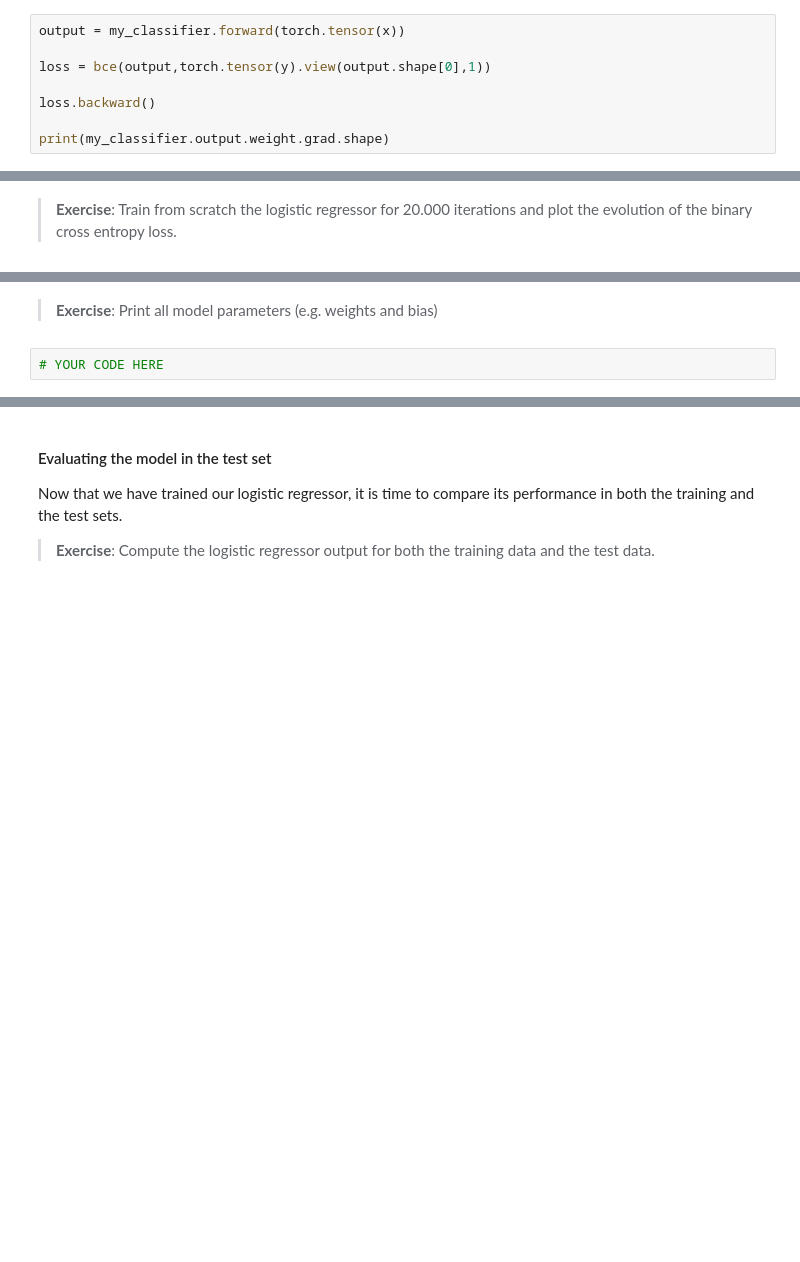
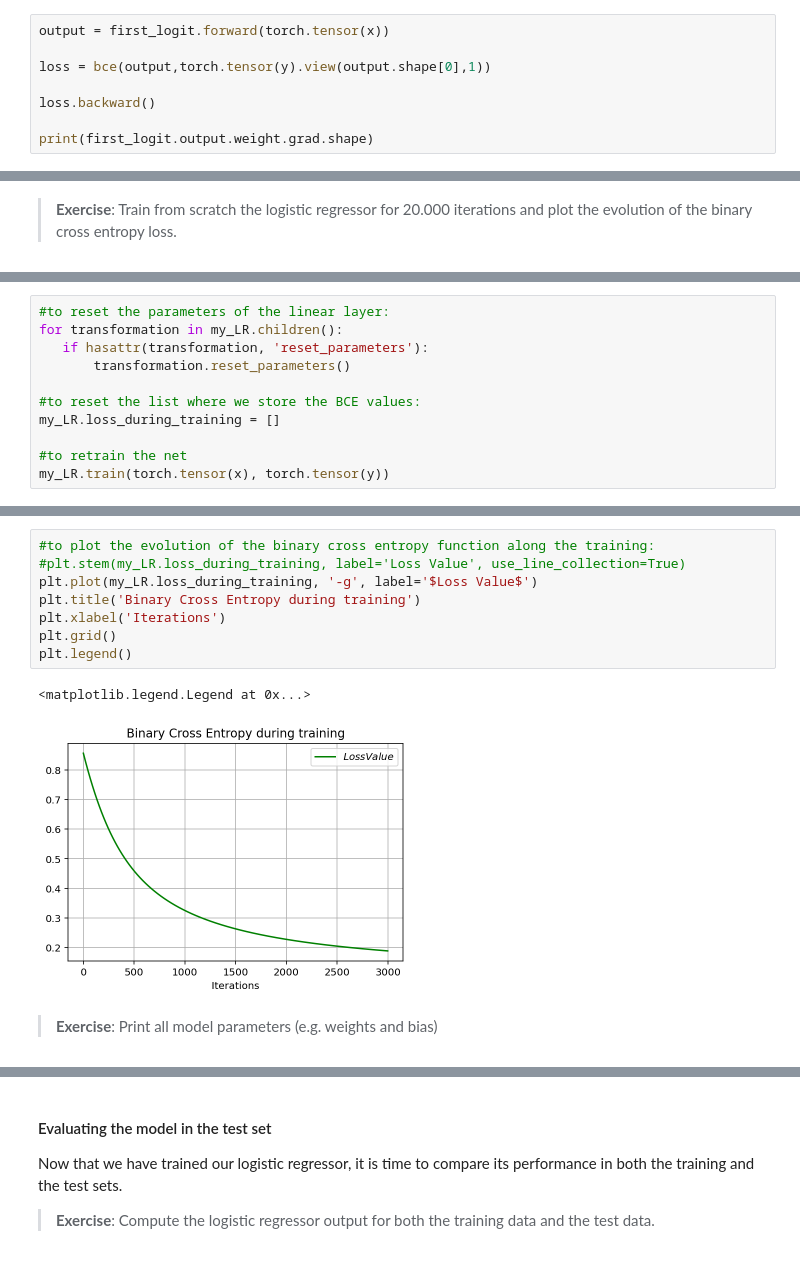
Before and after one commit to boscodeeromeu/NN, a Jupyter notebook: LogitPytorch.ipynb, the cells around one changed output, grey strips where cells are left out. Saved outputs shown, nothing was run; the diff lists cells and outputs as text; blank space fills up the shorter version.

```diff
--- a/LogitPytorch.ipynb
+++ b/LogitPytorch.ipynb
@@ -656,8 +655,8 @@ x = x[:, :-1]
 # %%
-output = my_classifier.forward(torch.tensor(x))
+output = first_logit.forward(torch.tensor(x))
 
 loss = bce(output,torch.tensor(y).view(output.shape[0],1))
 
 loss.backward()
 
-print(my_classifier.output.weight.grad.shape)
+print(first_logit.output.weight.grad.shape)
@@ -759,0 +800,11 @@ my_LR.train(torch.tensor(x), torch.tensor(y))
+# %%
+#to reset the parameters of the linear layer:
+for transformation in my_LR.children():
+   if hasattr(transformation, 'reset_parameters'):
+       transformation.reset_parameters()
+
+#to reset the list where we store the BCE values:
+my_LR.loss_during_training = []
+
+#to retrain the net
+my_LR.train(torch.tensor(x), torch.tensor(y))
@@ -760,4 +827,13 @@ my_LR.train(torch.tensor(x), torch.tensor(y))
+# %%
+#to plot the evolution of the binary cross entropy function along the training:
+#plt.stem(my_LR.loss_during_training, label='Loss Value', use_line_collection=True)
+plt.plot(my_LR.loss_during_training, '-g', label='$Loss Value$')
+plt.title('Binary Cross Entropy during training')
+plt.xlabel('Iterations')
+plt.grid()
+plt.legend()
+# %% [output]
+<matplotlib.legend.Legend at 0x...>
+[figure, added]
 # %% [markdown]
 > **Exercise**: Print all model parameters (e.g. weights and bias)
-# %%
-# YOUR CODE HERE
```
Also changed, not shown: parts of 29 cells of this notebook.
